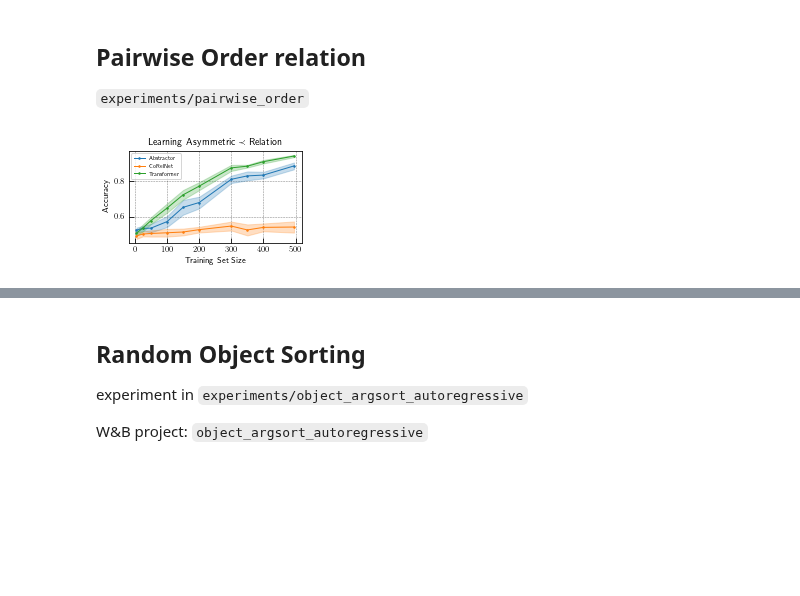
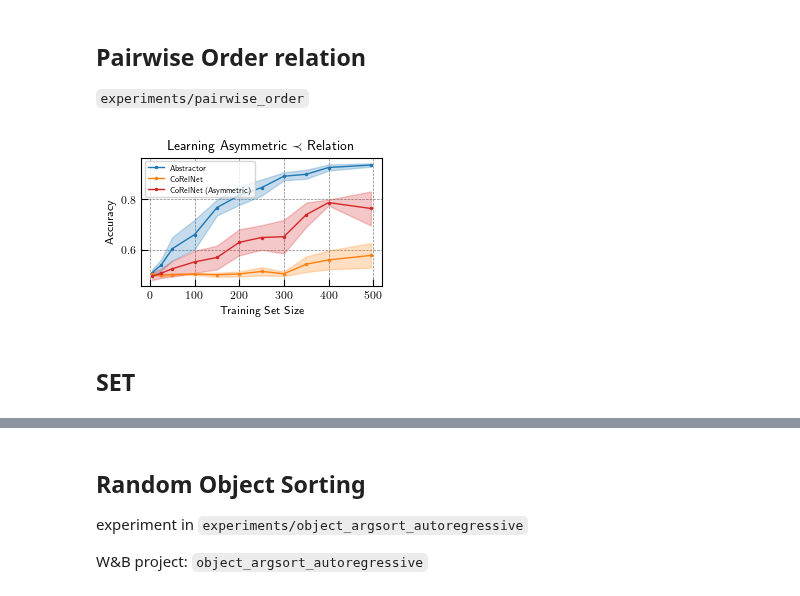
Before and after one commit to jdlafferty/relational, a Jupyter notebook: paper/paper_figures/create_figures.ipynb, the cells around one changed output, grey strips where cells are left out. Cells and saved outputs as stored; diff of their text form; code cells hidden in the pictures; blank space fills up the shorter version.

Commit message:
updated create_figures

```diff
--- a/paper/paper_figures/create_figures.ipynb
+++ b/paper/paper_figures/create_figures.ipynb
@@ -39,7 +38,8 @@ cmap = plt.cm.tab20
 color_map = {
     'Abstractor': cmap(0), 'Pretrained': cmap(1),
     'Transformer': cmap(4), 'Pretrained': cmap(5),
-    'CoRelNet': cmap(2), 'Ablation Model': cmap(14)}
+    'CoRelNet': cmap(2), 'CoRelNet (Asymmetric)': cmap(6), 'CoRelNet (No Softmax)': cmap(6),
+    'Ablation Model': cmap(14)}
 # %%
 plt.bar(list(range(len(color_map))), 1, color=color_map.values());
 plt.xticks(list(range(len(color_map))), color_map.keys());
@@ -51,7 +51,7 @@ plt.xticks(list(range(len(color_map))), color_map.keys());
 `experiments/pairwise_order`
 # %%
 %%capture
-figure_data = pd.read_csv('figure_data/pairwise_order_learning_curves_2023-05-15-2350.csv', index_col=0)
+figure_data = pd.read_csv('figure_data/pairwise_order_learning_curves_2023-09-11-1300.csv', index_col=0)
 agg_figure_data = figure_data.groupby(['group', 'train_size'])
 metrics = ['binary_accuracy']
 agg_figure_data = agg_figure_data[metrics].agg(
@@ -61,26 +61,28 @@ agg_figure_data.columns = [' '.join(col).strip() for col in agg_figure_data.colu
 # %%
 fig, ax = plt.subplots(figsize=(3,2))
 x_name = 'train_size'
 metric_name = 'binary_accuracy'
-label_map = {'abstractor': 'Abstractor', 'corelnet': 'CoRelNet', 'transformer': 'Transformer'}
-for group in ('abstractor', 'corelnet', 'transformer'):
+label_map = {'abstractor': 'Abstractor', 'corelnet': 'CoRelNet', 'asymmetric_corelnet': 'CoRelNet (Asymmetric)'}
+for group in label_map:
     group_df = agg_figure_data[agg_figure_data.group==group]
 
     x = group_df[x_name]
     y = group_df[f'{metric_name} mean']
     y_err = 2*group_df[f'{metric_name} sem']
 
     group_name = label_map[group]
     ax.plot(x, y, **plot_kwargs, c=color_map[group_name], label=group_name)
 
     # ax.errorbar(x, y, y_err, **errbar_kwargs, label=group_name)
     ax.fill_between(x, y - y_err, y + y_err, color=color_map[group_name], **errband_kwargs)
 
 ax.set_xlabel('Training Set Size');
 ax.set_ylabel('Accuracy');
 ax.set_title('Learning Asymmetric $\prec$ Relation')
 ax.legend(loc='upper left', fontsize='x-small', fancybox=True, frameon=True, framealpha=0.8);
 fig.set_tight_layout(True)
 fig.savefig(f'{save_dir}/pairwise_order_learning_curves.pdf')
 # %% [output]
-[figure, old version]
+[figure, new version]
+# %% [markdown]
+## SET
```
Also changed, not shown: parts of 12 cells of this notebook.
